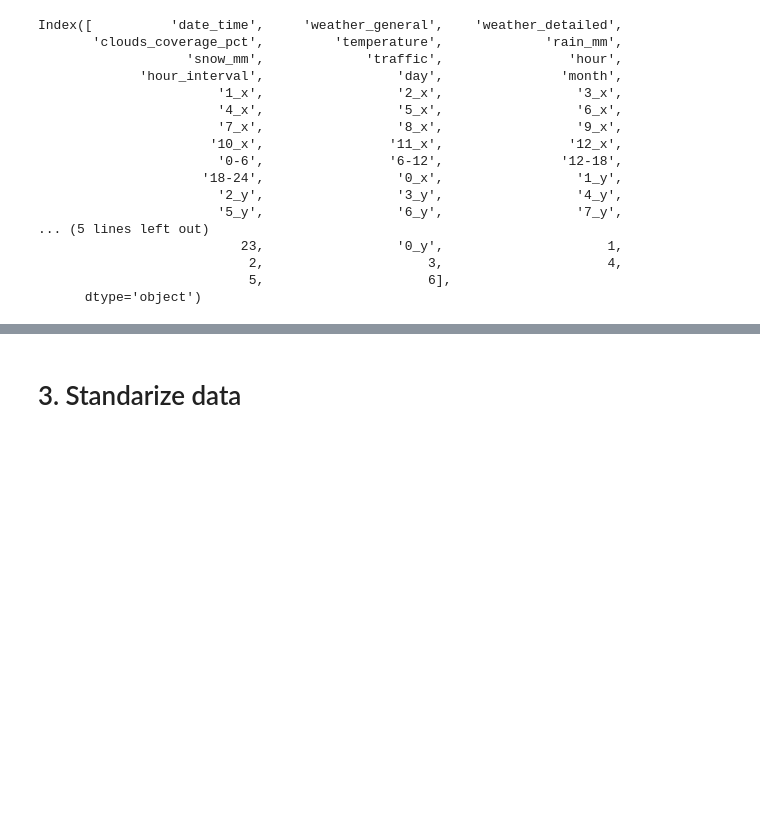
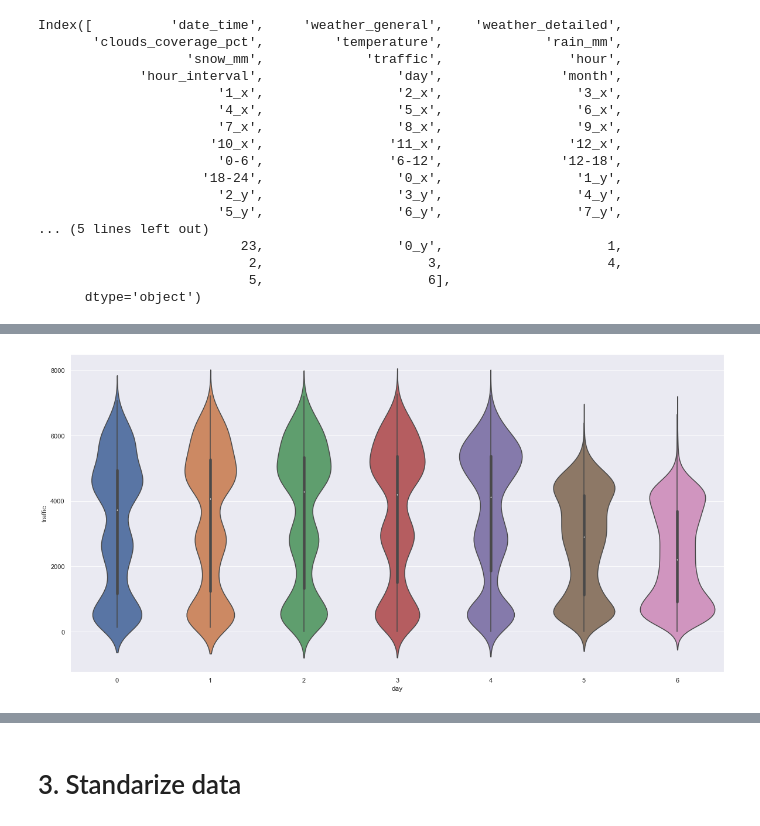
Before and after one commit to kerajxl/MachineLearningProject, a Jupyter notebook: regression.ipynb, the cells around one changed output, grey strips where cells are left out. Cells and saved outputs as stored; diff of their text form; code cells hidden in the pictures; blank space fills up the shorter version.

```diff
--- a/regression.ipynb
+++ b/regression.ipynb
@@ -135,0 +156,4 @@ for idx, col in enumerate(numericalVar):
+# %%
+ax = sns.violinplot(x = traffic.day, y = traffic.traffic)
+# %% [output]
+[figure, added]
```
Also changed, not shown: parts of 13 cells of this notebook.
